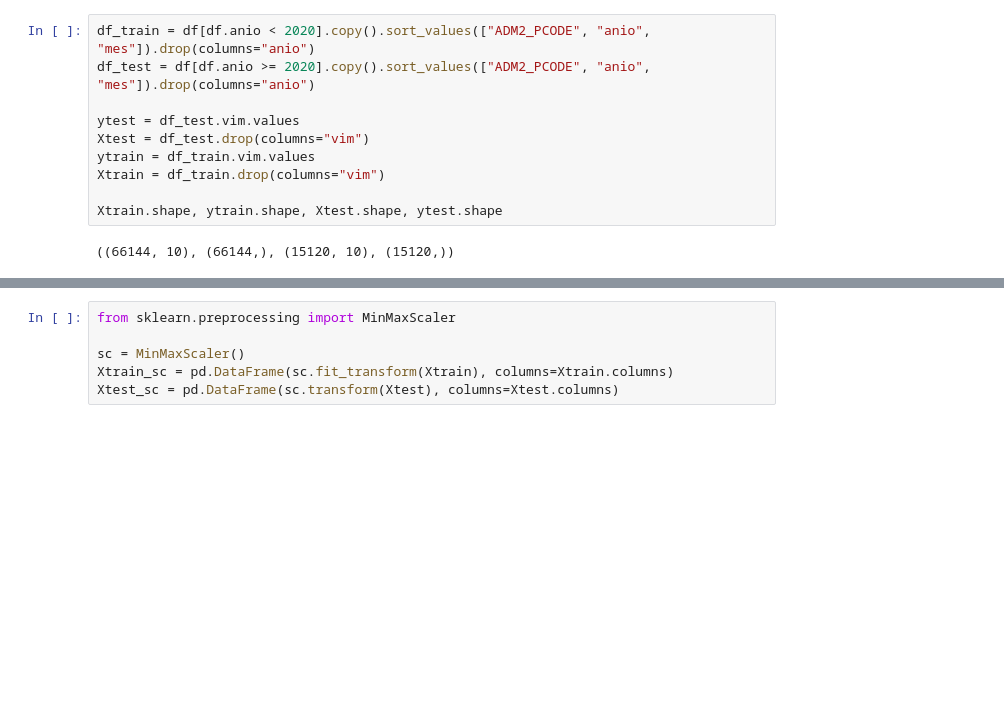
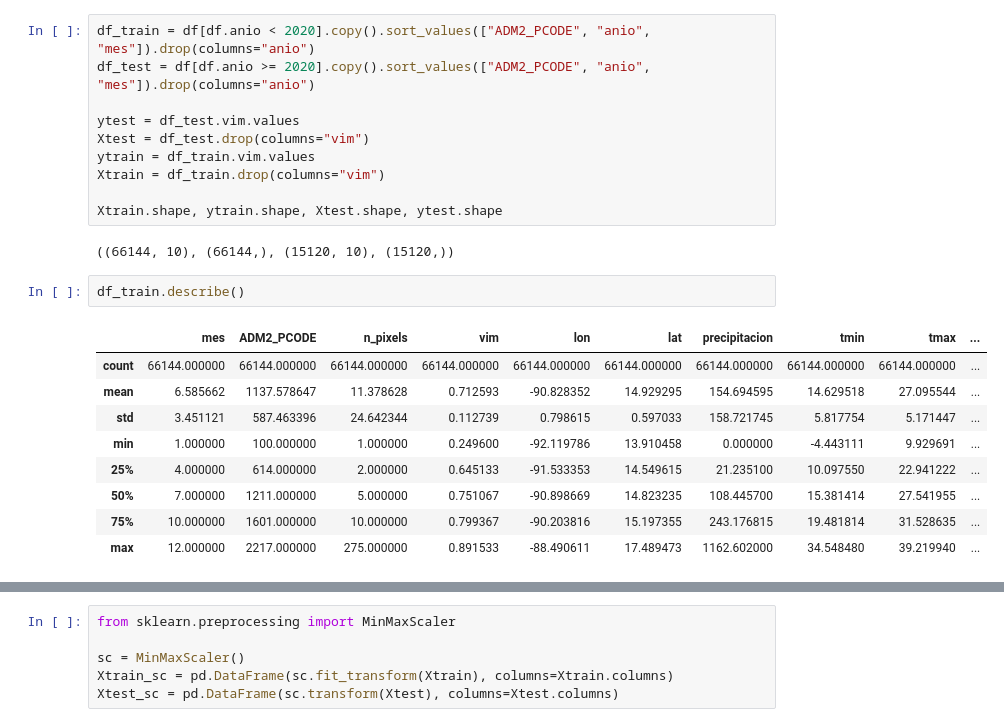
Before and after one commit to ManuelAlejandroMartinezFlores/ProyectoMineria, a Jupyter notebook: modelos.ipynb, the cells around one changed output, grey strips where cells are left out. Drawn from its saved outputs; the diff is of its cells as text; blank space fills up the shorter version.

```diff
--- a/modelos.ipynb
+++ b/modelos.ipynb
@@ -42,3 +42,15 @@ Xtrain = df_train.drop(columns="vim")
 Xtrain.shape, ytrain.shape, Xtest.shape, ytest.shape
 # %% [output]
 ((66144, 10), (66144,), (15120, 10), (15120,))
+# %%
+df_train.describe()
+# %% [output]
+|  | mes | ADM2_PCODE | n_pixels | vim | lon | lat | precipitacion | tmin | tmax | ... |
+| count | 66144.000000 | 66144.000000 | 66144.000000 | 66144.000000 | 66144.000000 | 66144.000000 | 66144.000000 | 66144.000000 | 66144.000000 | ... |
+| mean | 6.585662 | 1137.578647 | 11.378628 | 0.712593 | -90.828352 | 14.929295 | 154.694595 | 14.629518 | 27.095544 | ... |
+| std | 3.451121 | 587.463396 | 24.642344 | 0.112739 | 0.798615 | 0.597033 | 158.721745 | 5.817754 | 5.171447 | ... |
+| min | 1.000000 | 100.000000 | 1.000000 | 0.249600 | -92.119786 | 13.910458 | 0.000000 | -4.443111 | 9.929691 | ... |
+| 25% | 4.000000 | 614.000000 | 2.000000 | 0.645133 | -91.533353 | 14.549615 | 21.235100 | 10.097550 | 22.941222 | ... |
+| 50% | 7.000000 | 1211.000000 | 5.000000 | 0.751067 | -90.898669 | 14.823235 | 108.445700 | 15.381414 | 27.541955 | ... |
+| 75% | 10.000000 | 1601.000000 | 10.000000 | 0.799367 | -90.203816 | 15.197355 | 243.176815 | 19.481814 | 31.528635 | ... |
+| max | 12.000000 | 2217.000000 | 275.000000 | 0.891533 | -88.490611 | 17.489473 | 1162.602000 | 34.548480 | 39.219940 | ... |
```
Also changed, not shown: parts of 6 cells of this notebook, 3 other files.
